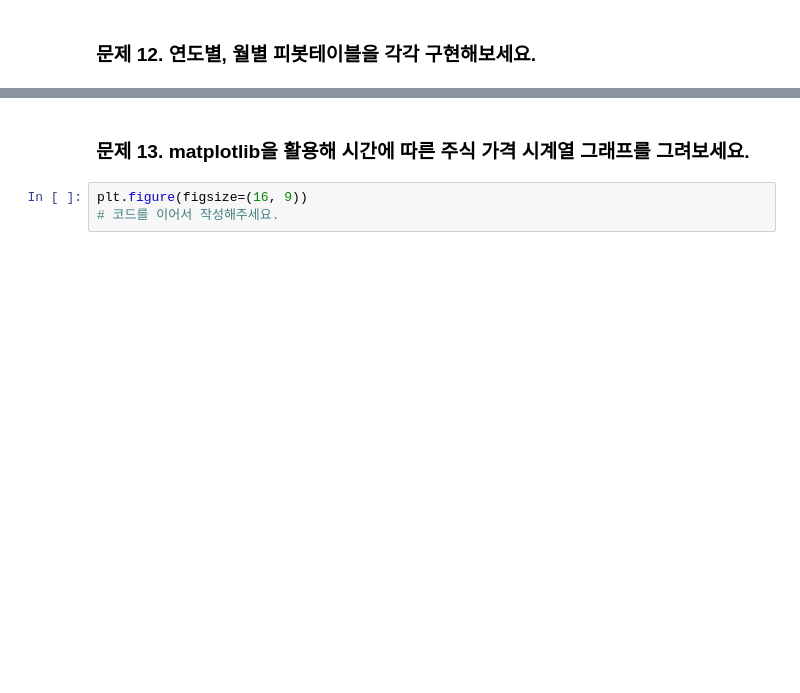
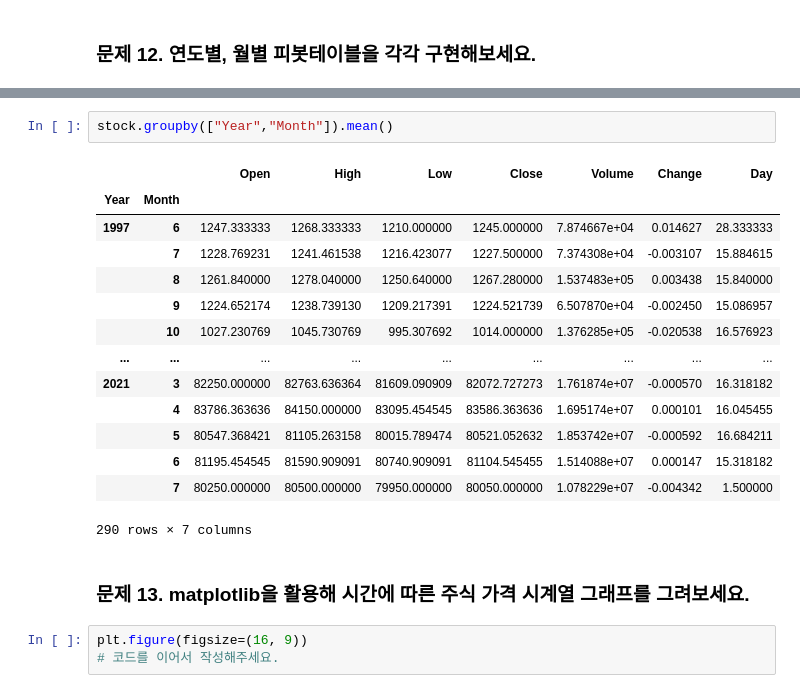
Before and after one commit to boossiman2/FastCampus-Deeplearning300, a Jupyter notebook: Part5_Sequential,NLP/1_1_LSTM을_활용해_주가_예측_모델_구현하기.ipynb, the cells around one changed output, grey strips where cells are left out. Drawn from its saved outputs; the diff is of its cells as text; blank space fills up the shorter version.

```diff
--- a/Part5_Sequential,NLP/1_1_LSTM을_활용해_주가_예측_모델_구현하기.ipynb
+++ b/Part5_Sequential,NLP/1_1_LSTM을_활용해_주가_예측_모델_구현하기.ipynb
@@ -317,3 +325,20 @@ stock['Day'] =
+# %%
+stock.groupby(["Year","Month"]).mean()
+# %% [output]
+|  |  | Open | High | Low | Close | Volume | Change | Day |
+| Year | Month |  |  |  |  |  |  |  |
+| 1997 | 6 | 1247.333333 | 1268.333333 | 1210.000000 | 1245.000000 | 7.874667e+04 | 0.014627 | 28.333333 |
+|  | 7 | 1228.769231 | 1241.461538 | 1216.423077 | 1227.500000 | 7.374308e+04 | -0.003107 | 15.884615 |
+|  | 8 | 1261.840000 | 1278.040000 | 1250.640000 | 1267.280000 | 1.537483e+05 | 0.003438 | 15.840000 |
+|  | 9 | 1224.652174 | 1238.739130 | 1209.217391 | 1224.521739 | 6.507870e+04 | -0.002450 | 15.086957 |
+|  | 10 | 1027.230769 | 1045.730769 | 995.307692 | 1014.000000 | 1.376285e+05 | -0.020538 | 16.576923 |
+| ... | ... | ... | ... | ... | ... | ... | ... | ... |
+| 2021 | 3 | 82250.000000 | 82763.636364 | 81609.090909 | 82072.727273 | 1.761874e+07 | -0.000570 | 16.318182 |
+|  | 4 | 83786.363636 | 84150.000000 | 83095.454545 | 83586.363636 | 1.695174e+07 | 0.000101 | 16.045455 |
+|  | 5 | 80547.368421 | 81105.263158 | 80015.789474 | 80521.052632 | 1.853742e+07 | -0.000592 | 16.684211 |
+|  | 6 | 81195.454545 | 81590.909091 | 80740.909091 | 81104.545455 | 1.514088e+07 | 0.000147 | 15.318182 |
+|  | 7 | 80250.000000 | 80500.000000 | 79950.000000 | 80050.000000 | 1.078229e+07 | -0.004342 | 1.500000 |
+290 rows × 7 columns
 # %% [markdown]
 ### 문제 13. matplotlib을 활용해 시간에 따른 주식 가격 시계열 그래프를 그려보세요.
 # %%
```
Also changed, not shown: parts of 7 cells of this notebook.
